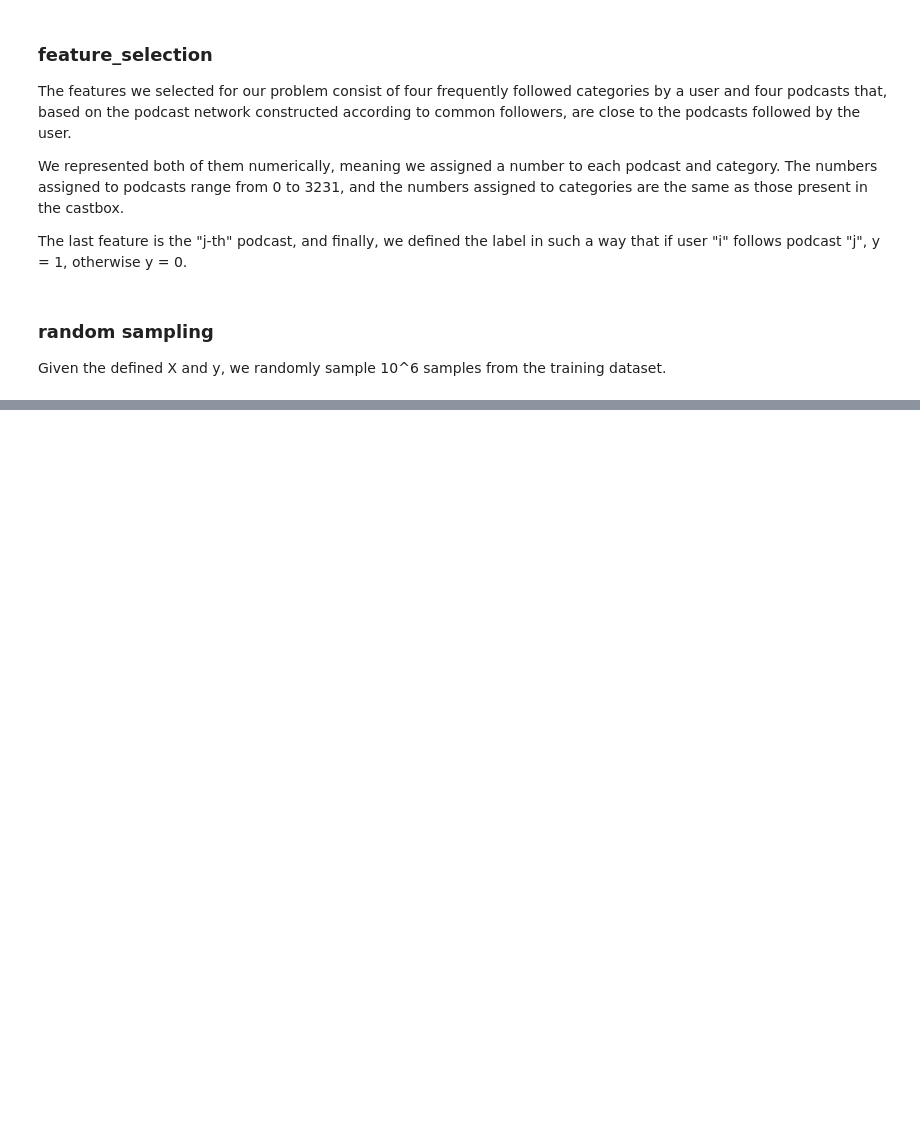
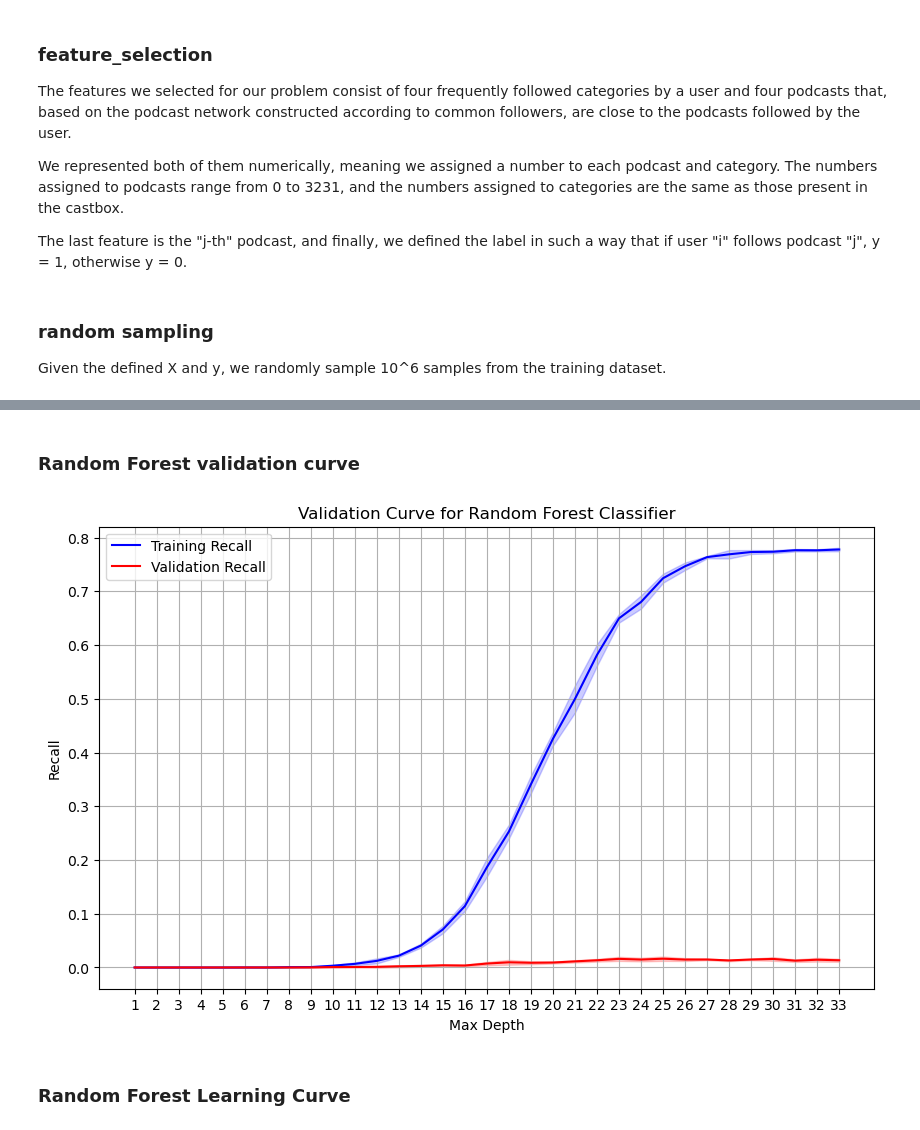
Before and after one commit to 0xkamkar/ML_Project, a Jupyter notebook: Milestone2/Untitled.ipynb, the cells around one changed output, grey strips where cells are left out. Saved outputs shown, nothing was run; the diff lists cells and outputs as text; code cells hidden in the pictures; blank space fills up the shorter version.

```diff
--- a/Milestone2/Untitled.ipynb
+++ b/Milestone2/Untitled.ipynb
@@ -278,0 +305,3 @@ np.save("X_y_test", X_y_test)
+# %%
+X_y_train = np.load('X_y_train.npy')
+X_y_train.shape
@@ -278,0 +315,6 @@ np.save("X_y_test", X_y_test)
+# %%
+X_train = X_y_train[:, :-1]  # Features
+X_test = X_y_test[:, :-1]  # Features
+
+y_train = X_y_train[:, -1]  # Labels
+y_test = X_y_test[:, -1]  # Labels
@@ -278,0 +327,10 @@ np.save("X_y_test", X_y_test)
+# %%
+rf_classifier = RandomForestClassifier(n_estimators=10, random_state=42)
+
+rf_classifier.fit(X_train, y_train)
+
+y_pred = rf_classifier.predict(X_test)
+
+accuracy = accuracy_score(y_test, y_pred)
+
+print("Accuracy:", accuracy)
@@ -278,0 +369,37 @@ np.save("X_y_test", X_y_test)
+# %% [markdown]
+### Random Forest validation curve
+# %%
+# Define the range of values for the hyperparameter to tune
+param_range = np.arange(1, 34)
+
+# Define recall as the scoring metric
+scorer = make_scorer(recall_score)
+
+# Compute validation curve
+train_scores, valid_scores = validation_curve(
+    rf_classifier, X_train, y_train, param_name='max_depth', param_range=param_range, cv=5, scoring=scorer
+)
+
+# Calculate mean and standard deviation of training and validation scores
+train_mean = np.mean(train_scores, axis=1)
+train_std = np.std(train_scores, axis=1)
+valid_mean = np.mean(valid_scores, axis=1)
+valid_std = np.std(valid_scores, axis=1)
+
+# Plot validation curve
+plt.figure(figsize=(10, 6))
+plt.plot(param_range, train_mean, label='Training Recall', color='blue')
+plt.fill_between(param_range, train_mean - train_std, train_mean + train_std, alpha=0.2, color='blue')
+plt.plot(param_range, valid_mean, label='Validation Recall', color='red')
+plt.fill_between(param_range, valid_mean - valid_std, valid_mean + valid_std, alpha=0.2, color='red')
+plt.title('Validation Curve for Random Forest Classifier')
+plt.xlabel('Max Depth')
+plt.ylabel('Recall')
+plt.legend()
+plt.grid(True)
+plt.xticks(param_range)
+plt.show()
+# %% [output]
+[figure, added]
+# %% [markdown]
+### Random Forest Learning Curve
```
Also changed, not shown: parts of 20 cells of this notebook, 1 other file.
